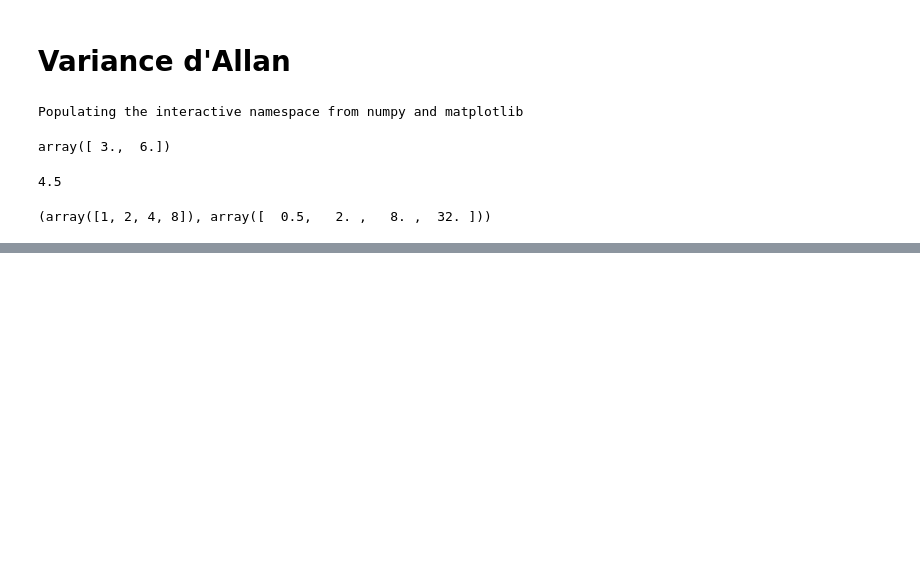
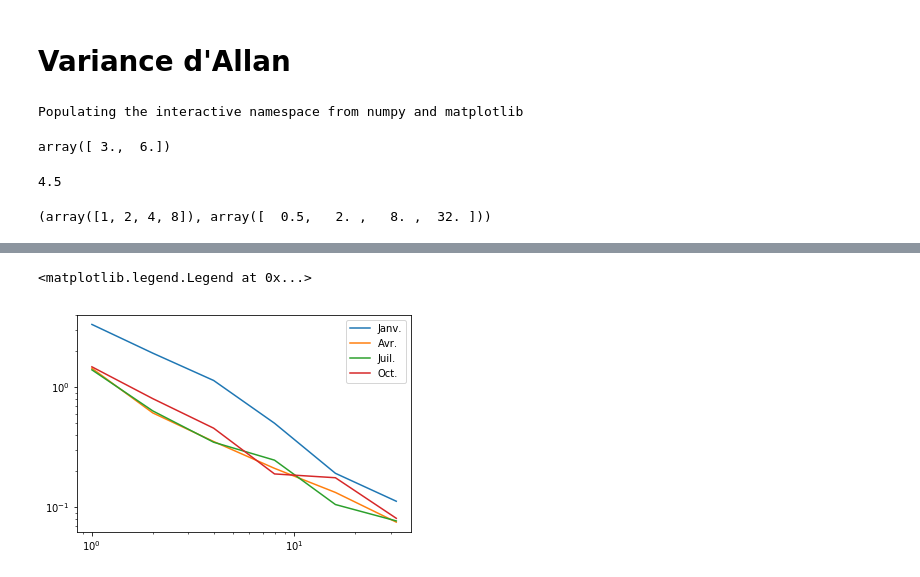
Before and after one commit to clade/Lumi2017, a Jupyter notebook: variance_allan/correction.ipynb, the cells around one changed output, grey strips where cells are left out. Cells and saved outputs as stored; diff of their text form; code cells hidden in the pictures; blank space fills up the shorter version.

```diff
--- a/variance_allan/correction.ipynb
+++ b/variance_allan/correction.ipynb
@@ -58,0 +74,8 @@ xlim(0, 1000)
+# %%
+for mois, nom in zip([1, 4, 7, 10], ['Janv.', 'Avr.', 'Juil.', 'Oct.']):
+    Tn, va = variance_allan(data[:,mois])
+    loglog(Tn, va, label=nom)
+legend()
+# %% [output]
+<matplotlib.legend.Legend at 0x...>
+[figure, added]
```
Also changed, not shown: parts of 5 cells of this notebook, 5 other files.
